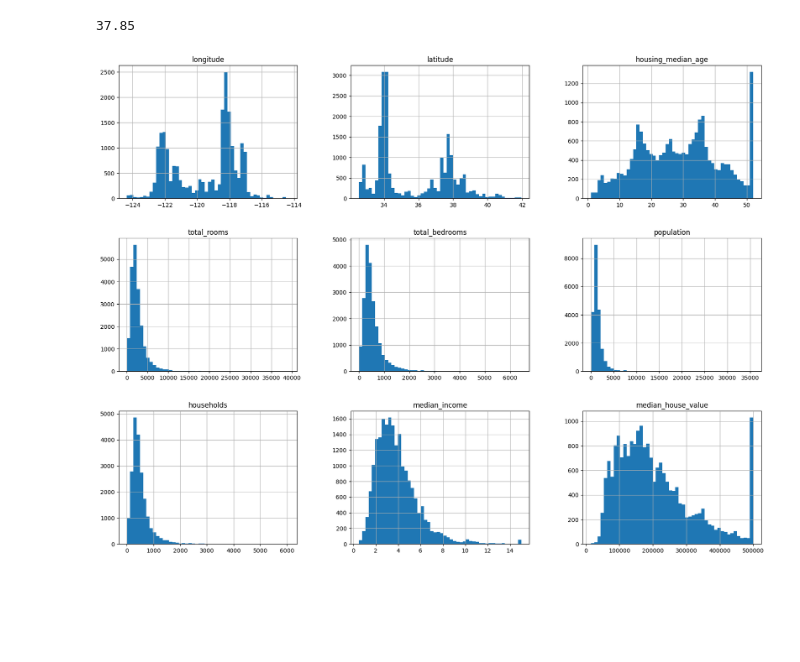
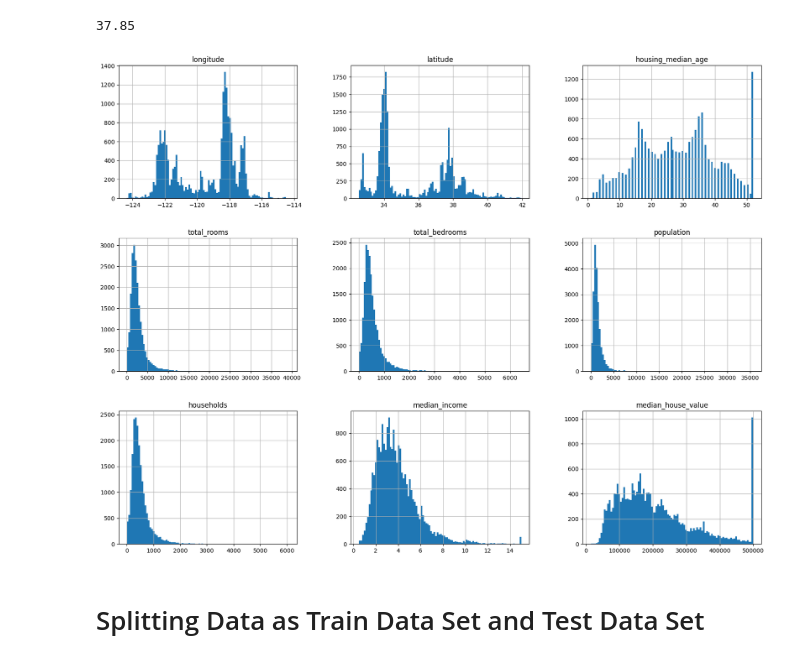
Before and after one commit to mullurirevanthkumar/machine-learning, a Jupyter notebook: housing.ipynb, the cells around one changed output. Drawn from its saved outputs; the diff is of its cells as text; code cells hidden in the pictures; blank space fills up the shorter version.

```diff
--- a/housing.ipynb
+++ b/housing.ipynb
@@ -109,7 +109,9 @@ housing.loc[3,'latitude']
 # %% [output]
 37.85
 # %%
-housing.hist(bins=50, figsize=(20,15))
+housing.hist(bins=100, figsize=(20,15))
 plt.show()
 # %% [output]
-[figure, old version]
+[figure, new version]
+# %% [markdown]
+# Splitting Data as Train Data Set and Test Data Set
```
Also changed, not shown: parts of 3 cells of this notebook.
